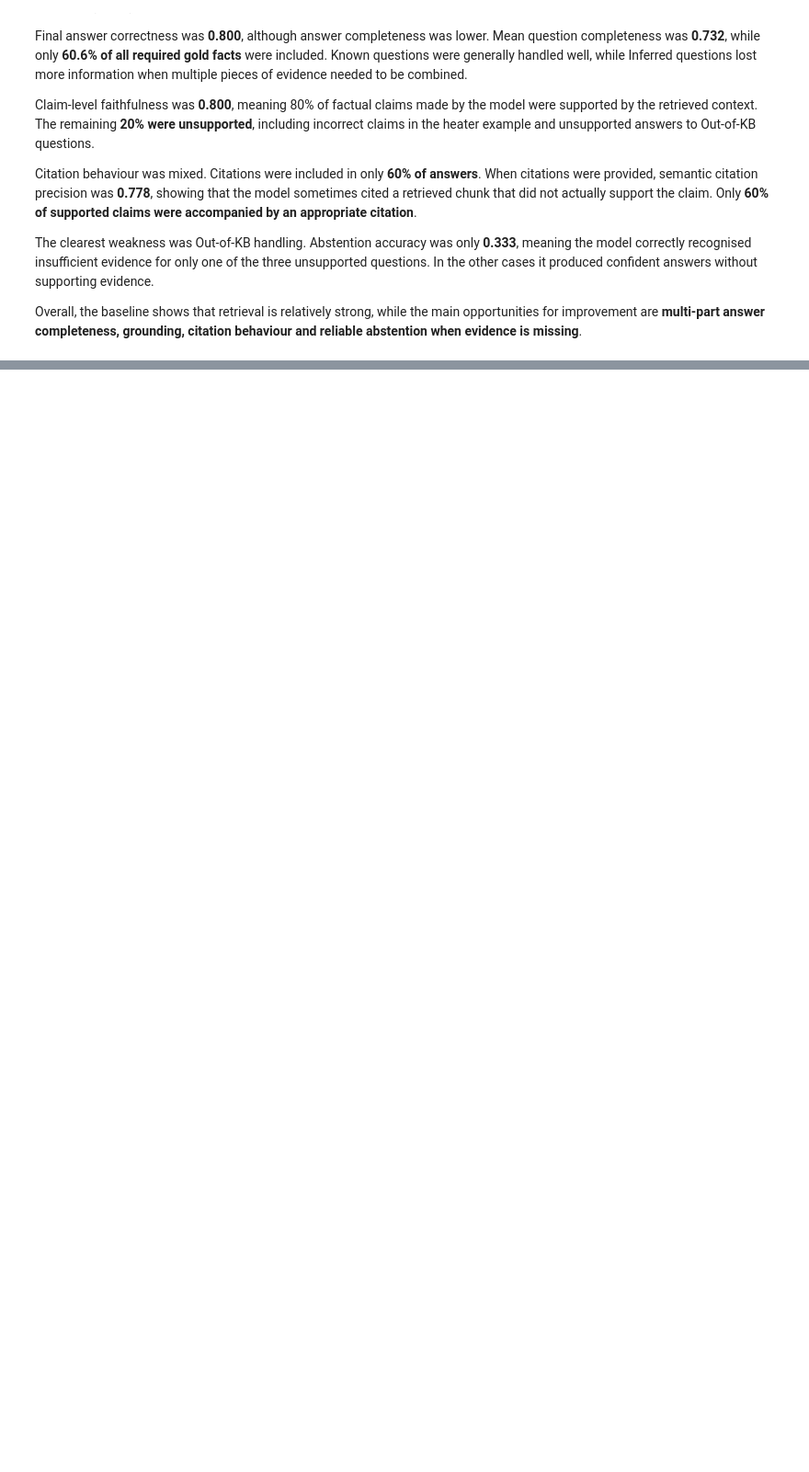
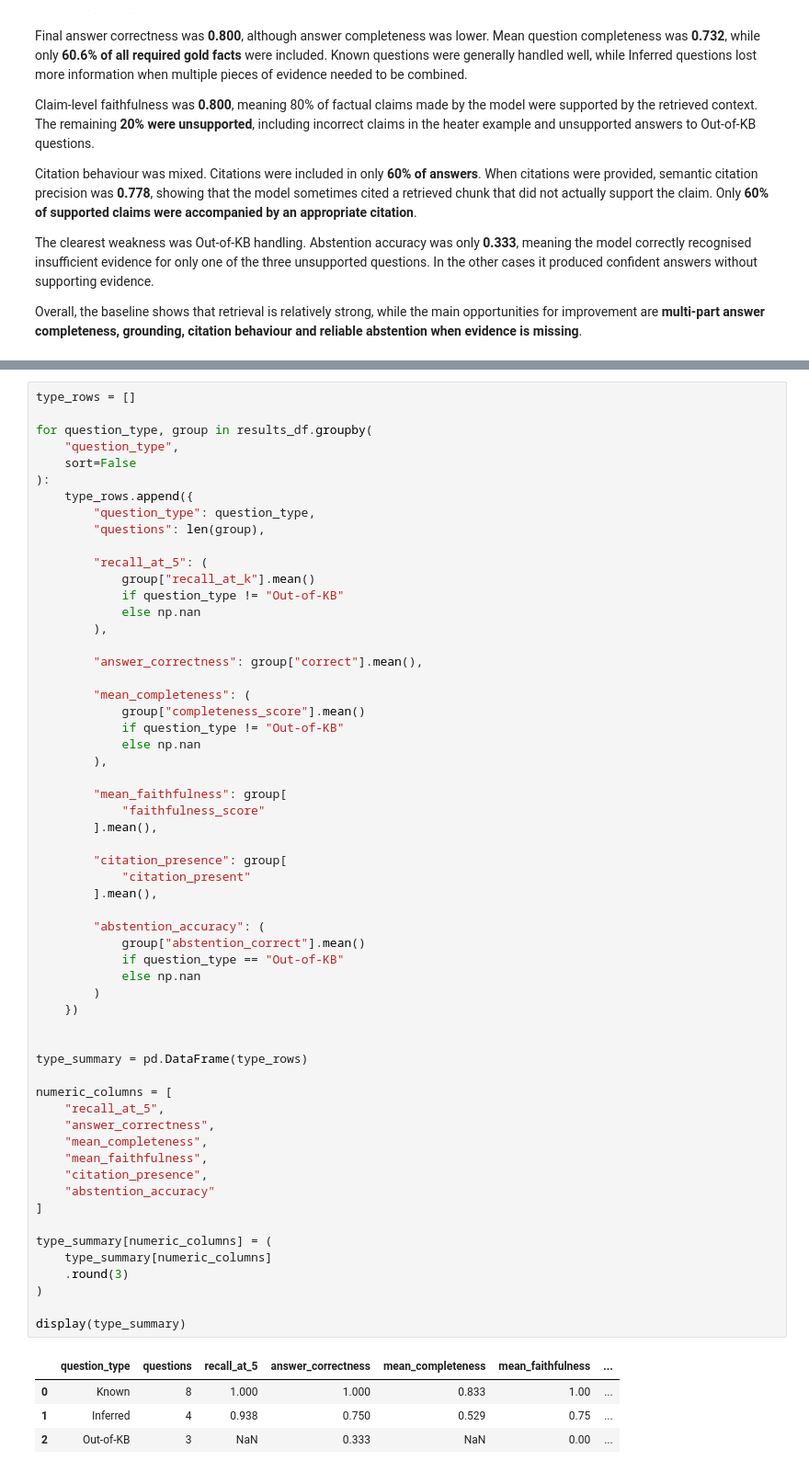
Before and after one commit to SeanRichards27/Case-Studies-WIL-Project, a Jupyter notebook: notebooks/Rental_RAG_Evaluation_Pipeline.ipynb, the cells around one changed output, grey strips where cells are left out. Shown at 92% size. Cells and saved outputs as stored; diff of their text form; blank space fills up the shorter version.

```diff
--- a/notebooks/Rental_RAG_Evaluation_Pipeline.ipynb
+++ b/notebooks/Rental_RAG_Evaluation_Pipeline.ipynb
@@ -1511,0 +1564,63 @@ Overall, the baseline shows that retrieval is relatively strong, while the main
+# %%
+type_rows = []
+
+for question_type, group in results_df.groupby(
+    "question_type",
+    sort=False
+):
+    type_rows.append({
+        "question_type": question_type,
+        "questions": len(group),
+
+        "recall_at_5": (
+            group["recall_at_k"].mean()
+            if question_type != "Out-of-KB"
+            else np.nan
+        ),
+
+        "answer_correctness": group["correct"].mean(),
+
+        "mean_completeness": (
+            group["completeness_score"].mean()
+            if question_type != "Out-of-KB"
+            else np.nan
+        ),
+
+        "mean_faithfulness": group[
+            "faithfulness_score"
+        ].mean(),
+
+        "citation_presence": group[
+            "citation_present"
+        ].mean(),
+
+        "abstention_accuracy": (
+            group["abstention_correct"].mean()
+            if question_type == "Out-of-KB"
+            else np.nan
+        )
+    })
+
+
+type_summary = pd.DataFrame(type_rows)
+
+numeric_columns = [
+    "recall_at_5",
+    "answer_correctness",
+    "mean_completeness",
+    "mean_faithfulness",
+    "citation_presence",
+    "abstention_accuracy"
+]
+
+type_summary[numeric_columns] = (
+    type_summary[numeric_columns]
+    .round(3)
+)
+
+display(type_summary)
+# %% [output]
+|  | question_type | questions | recall_at_5 | answer_correctness | mean_completeness | mean_faithfulness | ... |
+| 0 | Known | 8 | 1.000 | 1.000 | 0.833 | 1.00 | ... |
+| 1 | Inferred | 4 | 0.938 | 0.750 | 0.529 | 0.75 | ... |
+| 2 | Out-of-KB | 3 | NaN | 0.333 | NaN | 0.00 | ... |
```
Also changed, not shown: parts of 9 cells of this notebook, 4 other files.
